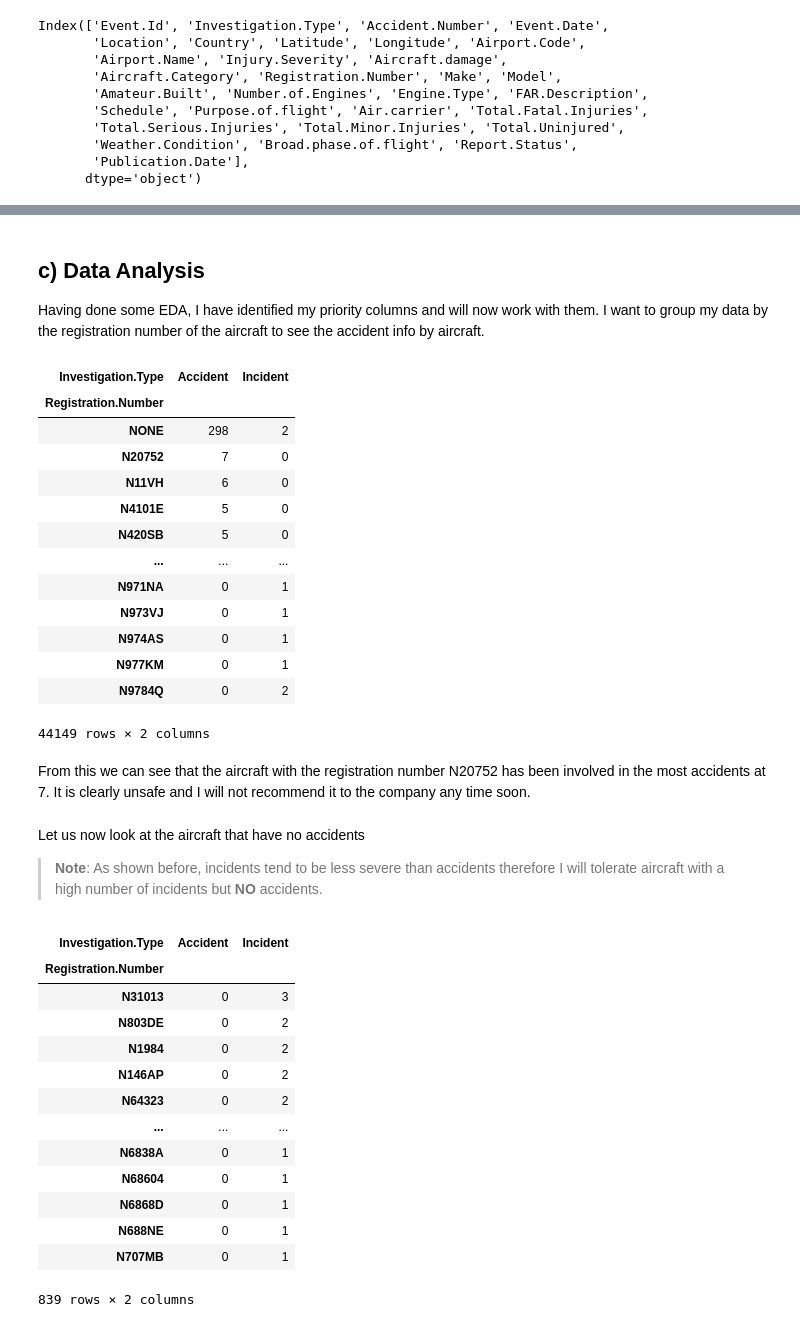
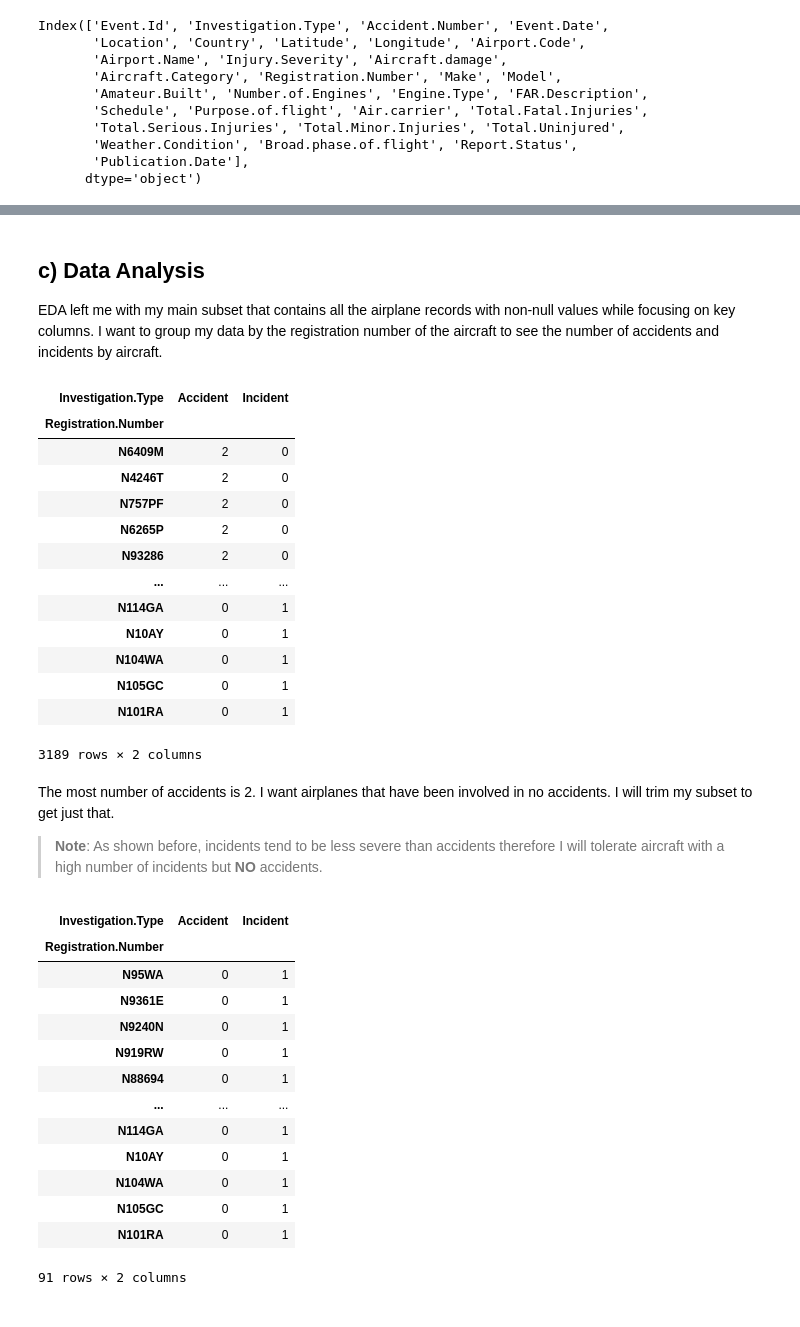
Before and after one commit to Ngundo-Muithya/Phase-1-Project, a Jupyter notebook: Notebook.ipynb, the cells around one changed output, grey strips where cells are left out. Saved outputs shown, nothing was run; the diff lists cells and outputs as text; code cells hidden in the pictures.

```diff
--- a/Notebook.ipynb
+++ b/Notebook.ipynb
@@ -21,7 +21,7 @@ I will first import the relevant pandas package with its alias.
 # %%
 import pandas as pd
 
-aviation_df = pd.read_csv('Aviation_Data.csv')
+aviation_df = pd.read_csv('Data/Aviation_Data.csv')
 aviation_df.head()
 # %% [output]
 |  | Event.Id | Investigation.Type | Accident.Number | Event.Date | Location | Country | Latitude | Longitude | ... |
@@ -104,0 +120,3 @@ I will move on to my main columns and examine their null values:
+# %%
+airplane_dataset = aviation_df.loc[aviation_df['Aircraft.Category'] == 'Airplane']
+airplane_dataset
@@ -110,17 +155,6 @@ main_columns = ['Investigation.Type', 'Injury.Severity',
                 'Total.Minor.Injuries', 'Total.Uninjured',
                 'Weather.Condition', 'Broad.phase.of.flight']
 
-null_value_counts = [] # I then initialized a list that will store the corresponding count of the null values for each of the main columns
-
-for column in main_columns:
-    null_values_series = aviation_df[column].isnull().value_counts() # Get the count of null and filled values for 'column'
-    shape = list(null_values_series.shape)
-    if shape[0] > 1: # This essentially checks to see if the column has null values
-        null_count = null_values_series.loc[True] # Get the count of the null values
-        null_value_counts.append(int(null_count)) # Store the count of null values for 'column' in the list of null value counts
-    else:
-        null_value_counts.append(0)
-
-null_values_dict = dict(zip(main_columns, null_value_counts)) # Create a dictionary mapping every column to its null value count
-null_values_dict
+main_dataset = airplane_dataset[main_columns]
+main_dataset.isna().sum()
 # %% [output]
@@ -143,4 +174,4 @@ I will create a subset from the main dataframe that will contain the main column
 # %%
-main_subset_df = aviation_df[main_columns].dropna()
-main_subset_df.info()
+main_subset_df = main_dataset.dropna()
+main_subset_df
 # %% [output]
@@ -186,7 +206,7 @@ As from the figure above, the number of fatalities in accidents is **wildly** gr
 # %% [markdown]
 ## c) Data Analysis
 
-Having done some EDA, I have identified my priority columns and will now work with them. I want to group my data by the registration number of the aircraft to see the accident info by aircraft.
+EDA left me with my main subset that contains all the airplane records with non-null values while focusing on key columns. I want to group my data by the registration number of the aircraft to see the number of accidents and incidents by aircraft.
 # %%
 investigation_table = main_subset_df.groupby('Registration.Number')['Investigation.Type'].value_counts().unstack(fill_value=0)
 investigation_table = investigation_table.sort_values(by='Accident', ascending=False)
@@ -194,39 +214,38 @@ investigation_table
 # %% [output]
 | Investigation.Type | Accident | Incident |
 | Registration.Number |  |  |
-| NONE | 298 | 2 |
-| N20752 | 7 | 0 |
-| N11VH | 6 | 0 |
-| N4101E | 5 | 0 |
-| N420SB | 5 | 0 |
+| N6409M | 2 | 0 |
+| N4246T | 2 | 0 |
+| N757PF | 2 | 0 |
+| N6265P | 2 | 0 |
+| N93286 | 2 | 0 |
 | ... | ... | ... |
-| N971NA | 0 | 1 |
-| N973VJ | 0 | 1 |
-| N974AS | 0 | 1 |
-| N977KM | 0 | 1 |
-| N9784Q | 0 | 2 |
+| N114GA | 0 | 1 |
+| N10AY | 0 | 1 |
+| N104WA | 0 | 1 |
+| N105GC | 0 | 1 |
+| N101RA | 0 | 1 |
-44149 rows × 2 columns
+3189 rows × 2 columns
-# %% [markdown]
-From this we can see that the aircraft with the registration number N20752 has been involved in the most accidents at 7. It is clearly unsafe and I will not recommend it to the company any time soon.
 # %% [markdown]
-Let us now look at the aircraft that have no accidents
+The most number of accidents is 2. I want airplanes that have been involved in no accidents. I will trim my subset to get just that.
+
 > **Note**: As shown before, incidents tend to be less severe than accidents therefore I will tolerate aircraft with a high number of incidents but **NO** accidents.
 # %%
-zero_accident_series = investigation_table.loc[investigation_table['Accident'] == 0].sort_values(by='Incident', ascending=False)
-zero_accident_series
+safe_airplanes = investigation_table.loc[investigation_table['Accident'] == 0].sort_values(by='Incident', ascending=False)
+safe_airplanes
 # %% [output]
 | Investigation.Type | Accident | Incident |
 | Registration.Number |  |  |
-| N31013 | 0 | 3 |
-| N803DE | 0 | 2 |
-| N1984 | 0 | 2 |
-| N146AP | 0 | 2 |
-| N64323 | 0 | 2 |
+| N95WA | 0 | 1 |
+| N9361E | 0 | 1 |
+| N9240N | 0 | 1 |
+| N919RW | 0 | 1 |
+| N88694 | 0 | 1 |
 | ... | ... | ... |
-| N6838A | 0 | 1 |
-| N68604 | 0 | 1 |
-| N6868D | 0 | 1 |
-| N688NE | 0 | 1 |
-| N707MB | 0 | 1 |
+| N114GA | 0 | 1 |
+| N10AY | 0 | 1 |
+| N104WA | 0 | 1 |
+| N105GC | 0 | 1 |
+| N101RA | 0 | 1 |
-839 rows × 2 columns
+91 rows × 2 columns
 # %% [markdown]
```
Also changed, not shown: parts of 56 cells of this notebook, 7 other files.
